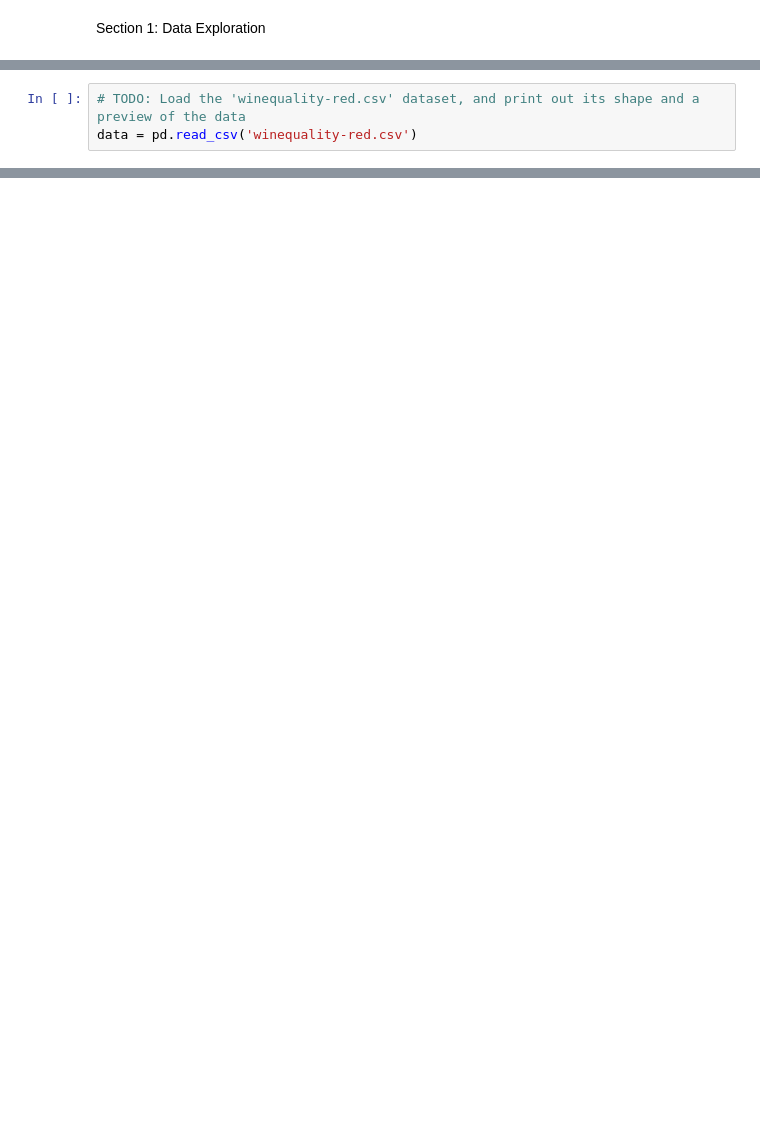
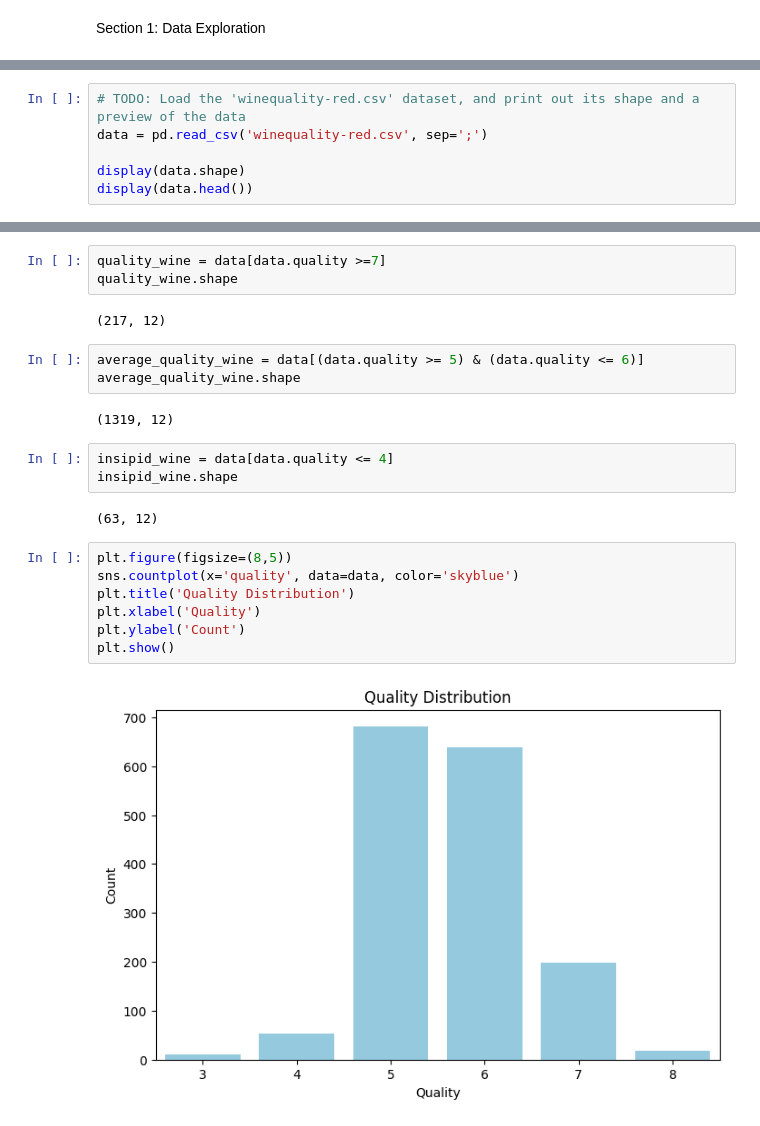
Before and after one commit to clivejesus88/ML, a Jupyter notebook: game-of-wines.ipynb, the cells around one changed output, grey strips where cells are left out. Saved outputs shown, nothing was run; the diff lists cells and outputs as text; blank space fills up the shorter version.

```diff
--- a/game-of-wines.ipynb
+++ b/game-of-wines.ipynb
@@ -38,4 +38,7 @@ Note: you may need to restart the kernel to use updated packages.
 [notice] To update, run: python.exe -m pip install --upgrade pip
 # %%
 # TODO: Load the 'winequality-red.csv' dataset, and print out its shape and a preview of the data
-data = pd.read_csv('winequality-red.csv')
+data = pd.read_csv('winequality-red.csv', sep=';')
+
+display(data.shape)
+display(data.head())
@@ -41,0 +79,24 @@ data = pd.read_csv('winequality-red.csv')
+# %%
+quality_wine = data[data.quality >=7]
+quality_wine.shape
+# %% [output]
+(217, 12)
+# %%
+average_quality_wine = data[(data.quality >= 5) & (data.quality <= 6)]
+average_quality_wine.shape
+# %% [output]
+(1319, 12)
+# %%
+insipid_wine = data[data.quality <= 4]
+insipid_wine.shape
+# %% [output]
+(63, 12)
+# %%
+plt.figure(figsize=(8,5))
+sns.countplot(x='quality', data=data, color='skyblue')
+plt.title('Quality Distribution')
+plt.xlabel('Quality')
+plt.ylabel('Count')
+plt.show()
+# %% [output]
+[figure, added]
```
Also changed, not shown: parts of 11 cells of this notebook.
